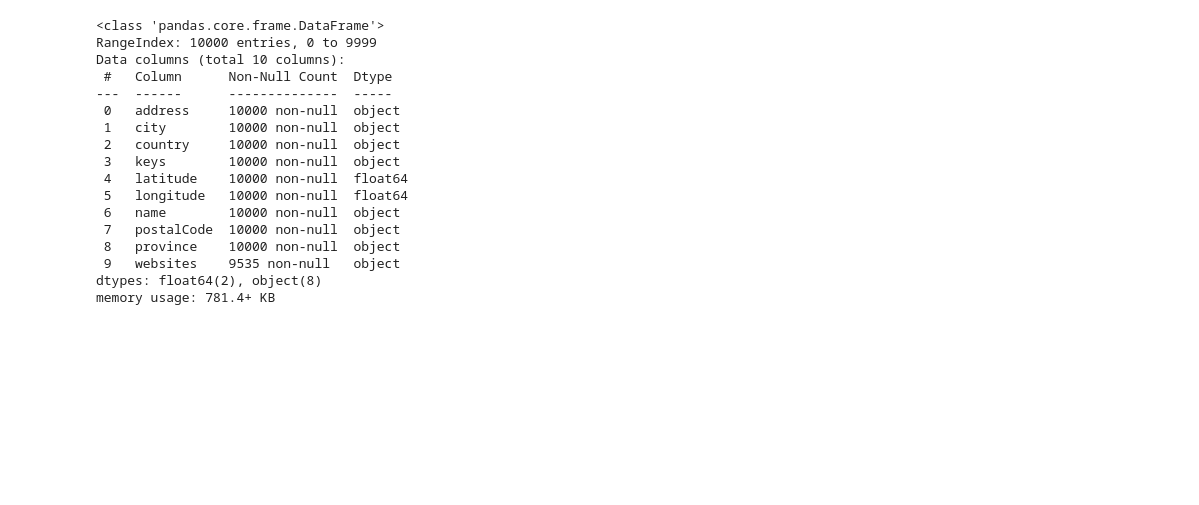
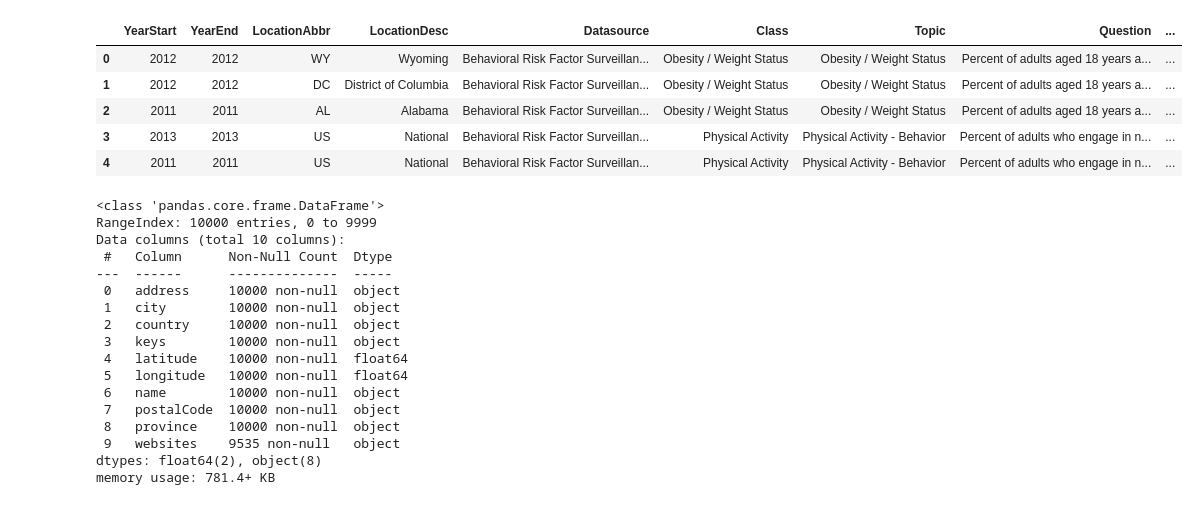
Before and after one commit to atpappa/Project1, a Jupyter notebook: DataExploration/FastFood.ipynb, the cells around one changed output. Saved outputs shown, nothing was run; the diff lists cells and outputs as text; code cells hidden in the pictures; blank space fills up the shorter version.

```diff
--- a/DataExploration/FastFood.ipynb
+++ b/DataExploration/FastFood.ipynb
@@ -18,6 +20,18 @@ fast_food_data.head()
 | 2 | 408 Market Square Dr | Maysville | US | us/ky/maysville/408marketsquaredr... | 38.62736 | -83.79141 | Frisch's Big Boy | 41056 | KY | http://www.frischs.com,https://ww... |
 | 3 | 6098 State Highway 37 | Massena | US | us/ny/massena/6098statehighway37/... | 44.95008 | -74.84553 | McDonald's | 13662 | NY | http://mcdonalds.com,http://www.m... |
 | 4 | 139 Columbus Rd | Athens | US | us/oh/athens/139columbusrd/990890980 | 39.35155 | -82.09728 | OMG! Rotisserie | 45701 | OH | http://www.omgrotisserie.com,http... |
+# %%
+#read CDC csv
+pd.set_option('display.max_columns', None)
+raw_data = pd.read_csv("../Resources/Nutrition__Physical_Activity__and_Obesity_-_Behavioral_Risk_Factor_Surveillance_System.csv")
+raw_data.head()
+# %% [output]
+|  | YearStart | YearEnd | LocationAbbr | LocationDesc | Datasource | Class | Topic | Question | ... |
+| 0 | 2012 | 2012 | WY | Wyoming | Behavioral Risk Factor Surveillan... | Obesity / Weight Status | Obesity / Weight Status | Percent of adults aged 18 years a... | ... |
+| 1 | 2012 | 2012 | DC | District of Columbia | Behavioral Risk Factor Surveillan... | Obesity / Weight Status | Obesity / Weight Status | Percent of adults aged 18 years a... | ... |
+| 2 | 2011 | 2011 | AL | Alabama | Behavioral Risk Factor Surveillan... | Obesity / Weight Status | Obesity / Weight Status | Percent of adults aged 18 years a... | ... |
+| 3 | 2013 | 2013 | US | National | Behavioral Risk Factor Surveillan... | Physical Activity | Physical Activity - Behavior | Percent of adults who engage in n... | ... |
+| 4 | 2011 | 2011 | US | National | Behavioral Risk Factor Surveillan... | Physical Activity | Physical Activity - Behavior | Percent of adults who engage in n... | ... |
 # %%
 fast_food_data.info()
 # result below means that this particular dataset has 10K restaurants which includes address details
```
Also changed, not shown: parts of 20 cells of this notebook.
